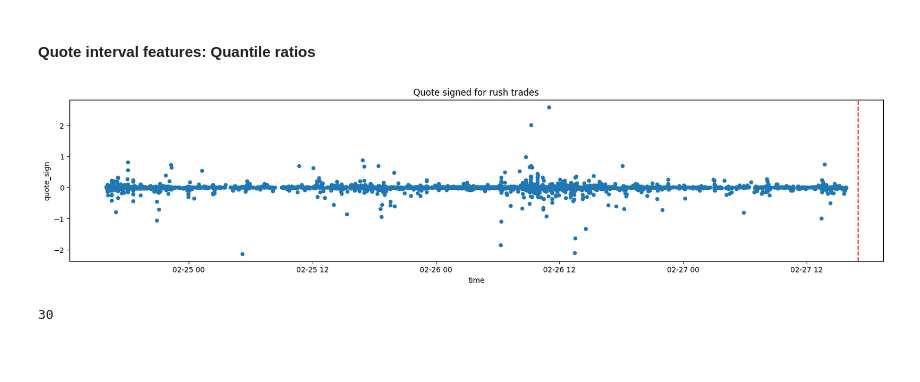
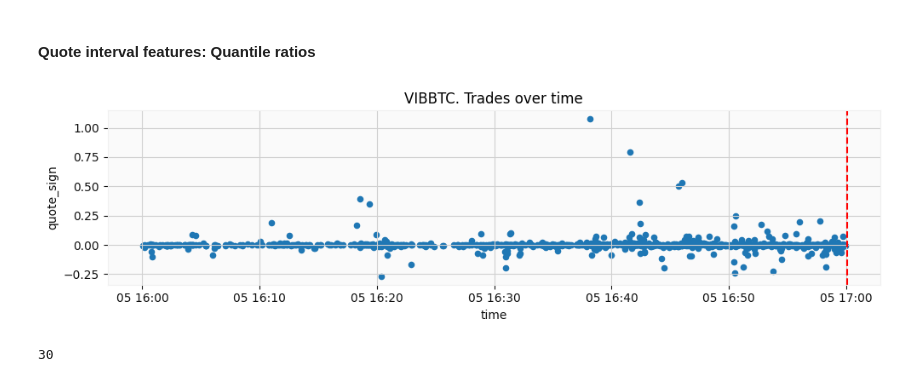
Before and after one commit to B0R0koko/pumps_and_dumps, a Jupyter notebook: misc/features/features_26_05.ipynb, the cells around one changed output. Drawn from its saved outputs; the diff is of its cells as text; code cells hidden in the pictures; blank space fills up the shorter version.

```diff
--- a/misc/features/features_26_05.ipynb
+++ b/misc/features/features_26_05.ipynb
@@ -158,0 +192,25 @@ plt.show()
+# %%
+df_plot = df_trades[
+    (df_trades["time"] >= pump.time.floor("1h") - timedelta(hours=1)) &
+    (df_trades["time"] <= pump.time.floor("1h"))
+].copy()
+
+
+df_plot["quote_slippage_abs_long_cumsum"] = df_plot["quote_slippage_abs_long"].cumsum()
+df_plot["quote_slippage_abs_short_cumsum"] = df_plot["quote_slippage_abs_short"].cumsum()
+
+
+df_plot.plot(
+    x="time", y=["quote_slippage_abs_long_cumsum", "quote_slippage_abs_short_cumsum"],
+    label=["quote_slippage_long", "quote_slippage_short"]
+)
+
+plt.title(f"{pump.ticker}. Quote slippage 1hr prior to the pump annoucement")
+plt.axvline(x=pump.time, color="red", linestyle="--", label="Pump announcement")
+
+plt.ylabel("Cumulative slippage in BTC")
+plt.legend()
+plt.tight_layout()
+
+plt.savefig("quote_slippage.png", transparent=True)
+plt.show()
@@ -271,12 +331,15 @@ len(features_powerlaw)
 # %% [markdown]
 <h4>Quote interval features: Quantile ratios</h4>
 # %%
-df_72h.plot.scatter(x="time", y="quote_sign", figsize=(20, 4))
-plt.title("Quote signed for rush trades")
+df_plot.plot.scatter(x="time", y="quote_sign", figsize=(10, 3))
+plt.title(f"{pump.ticker}. Trades over time")
 plt.axvline(x=pump.time, color="red", linestyle="--")
+
+plt.tight_layout()
+plt.savefig("quote_sizes.png", transparent=True)
 plt.show()
 # %% [output]
-[figure, old version]
+[figure, new version]
 # %%
 daily_bins: List[int] = [1, 2, 3, 5, 7, 14]
 features_quantiles: Dict[str, float] = {}
```
Also changed, not shown: parts of 8 cells of this notebook, 28 other files.
